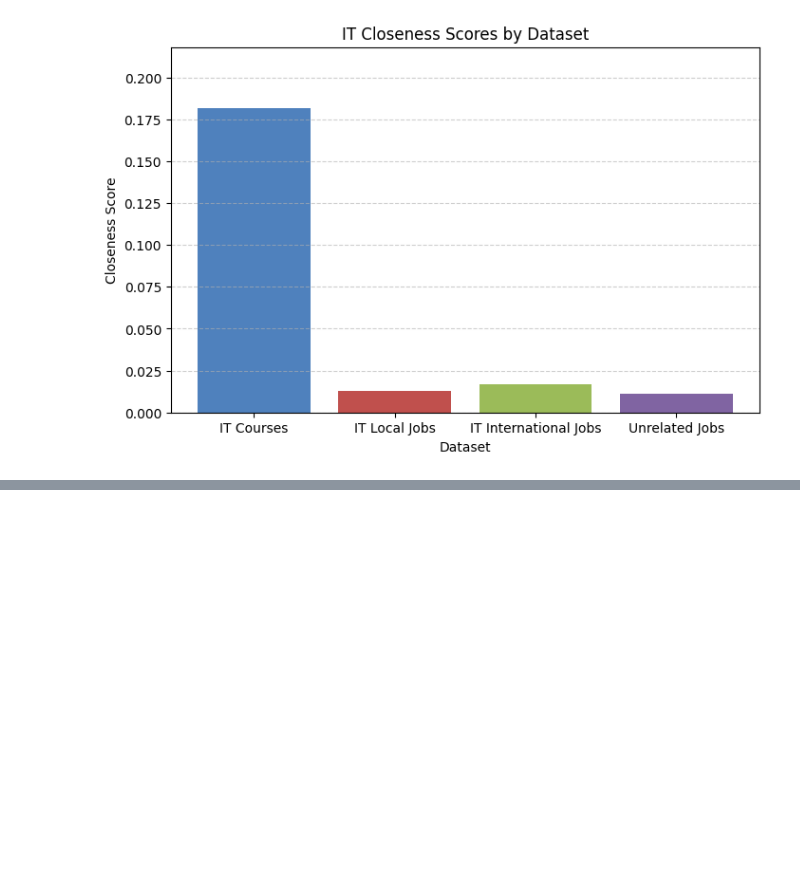
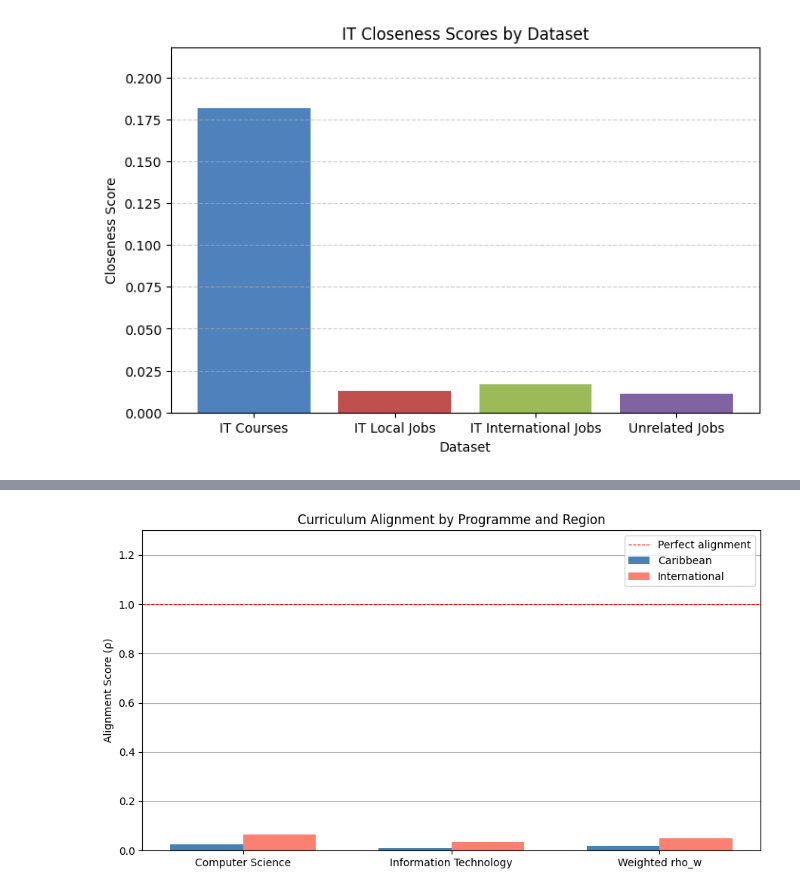
Before and after one commit to dingding1707/final-year-research-project, a Jupyter notebook: notebooks/closeness-metric.ipynb, the cells around one changed output, grey strips where cells are left out. Cells and saved outputs as stored; diff of their text form; code cells hidden in the pictures; blank space fills up the shorter version.

```diff
--- a/notebooks/closeness-metric.ipynb
+++ b/notebooks/closeness-metric.ipynb
@@ -371,0 +434,24 @@ plt.show()
+# %%
+labels    = ["Computer Science", "Information Technology", "Weighted rho_w"]
+rho_local = [cs_local_alignment, it_local_alignment, rho_w_local]
+rho_intl  = [cs_intl_alignment,  it_intl_alignment,  rho_w_intl]
+
+x     = np.arange(len(labels))
+width = 0.35
+
+fig, ax = plt.subplots(figsize=(9, 5))
+ax.bar(x - width/2, rho_local, width, label="Caribbean",     color="steelblue")
+ax.bar(x + width/2, rho_intl,  width, label="International", color="salmon")
+
+ax.axhline(y=1.0, color="red", linestyle="--", linewidth=0.8, label="Perfect alignment")
+ax.set_ylabel("Alignment Score (ρ)")
+ax.set_title("Curriculum Alignment by Programme and Region")
+ax.set_xticks(x)
+ax.set_xticklabels(labels)
+ax.legend()
+ax.grid(axis="y")
+ax.set_ylim(0, 1.3)
+plt.tight_layout()
+plt.show()
+# %% [output]
+[figure, added]
```
Also changed, not shown: parts of 1 cell of this notebook, 10 other files.
